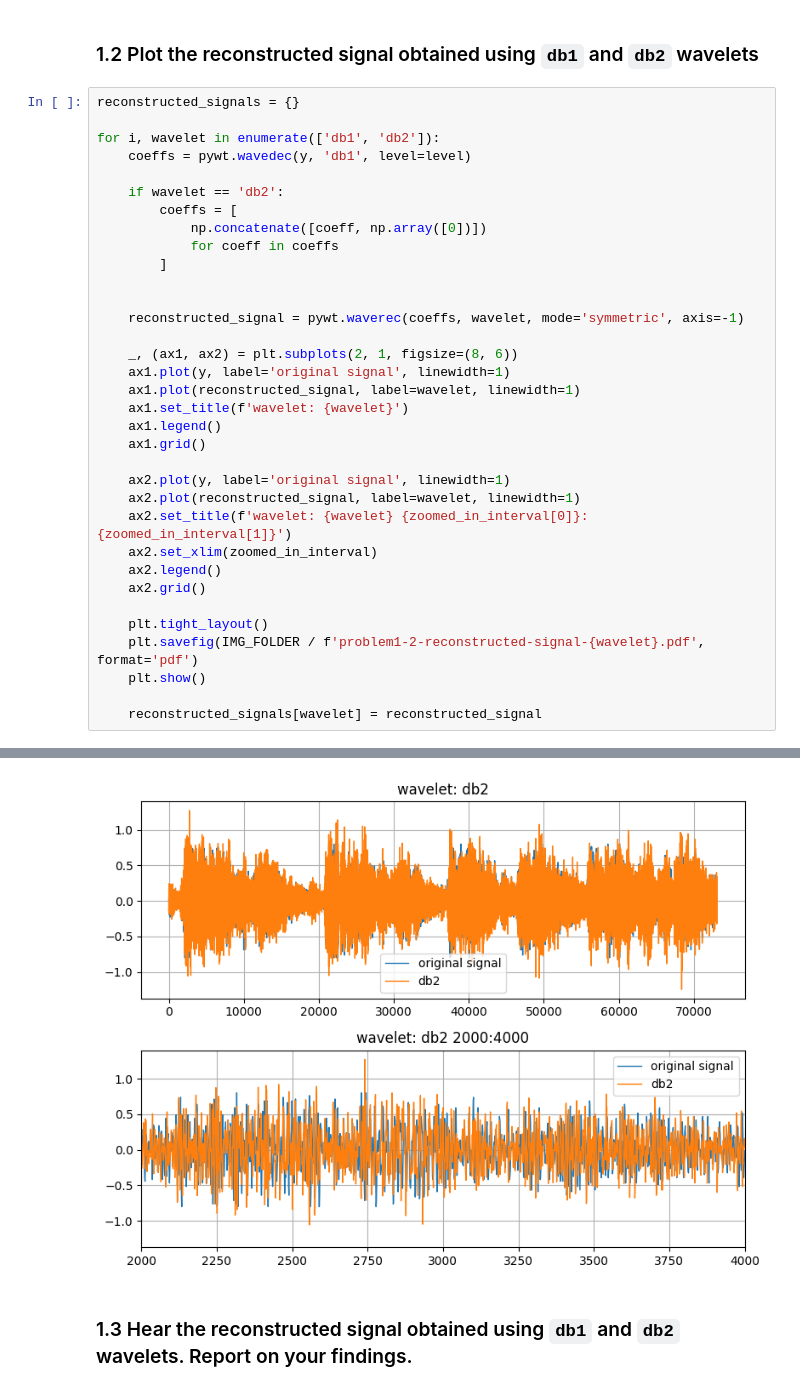
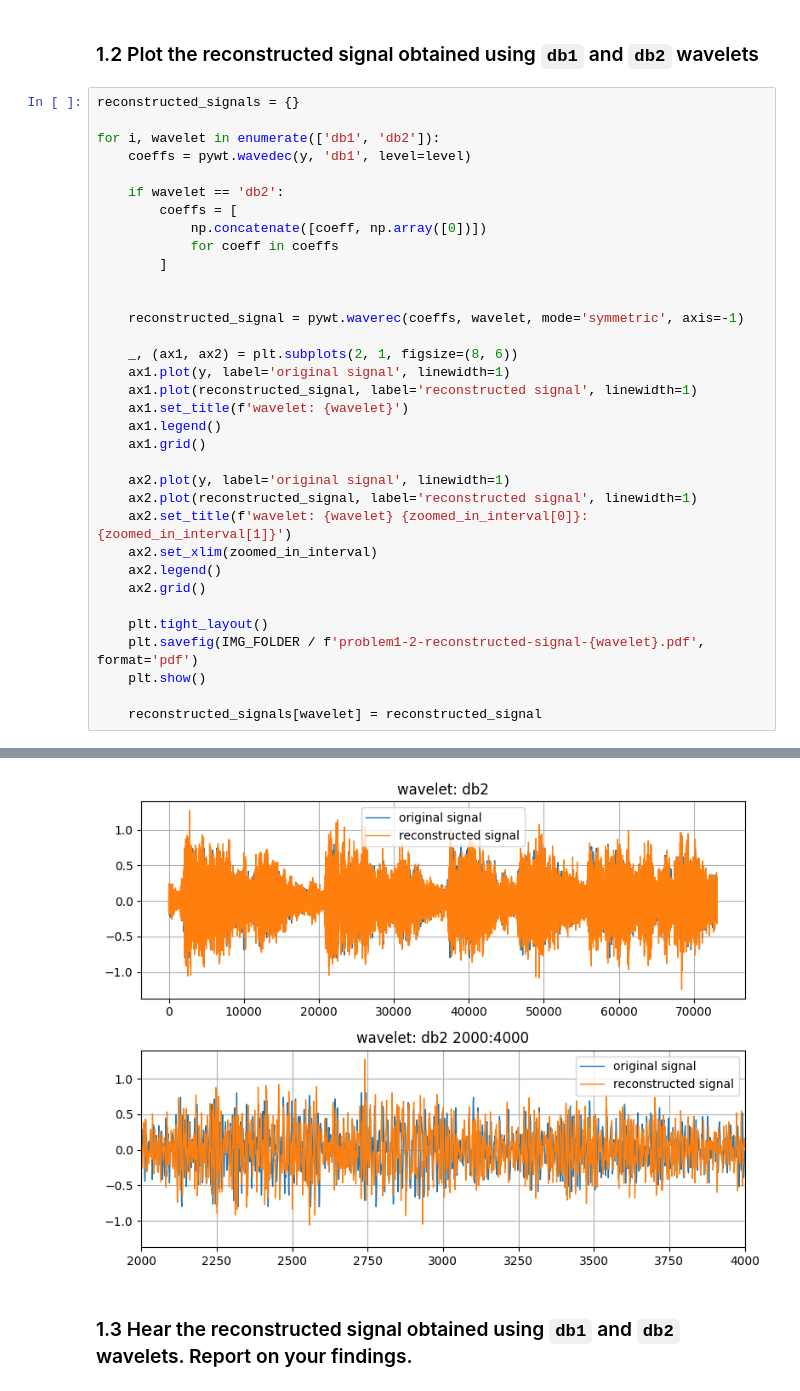
Before and after one commit to kpbaks/advanced-the-signal-processing-assignment-3, a Jupyter notebook: assignment.ipynb, the cells around one changed output, grey strips where cells are left out. Saved outputs shown, nothing was run; the diff lists cells and outputs as text.

```diff
--- a/assignment.ipynb
+++ b/assignment.ipynb
@@ -251,13 +251,13 @@ for i, wavelet in enumerate(['db1', 'db2']):
 
     _, (ax1, ax2) = plt.subplots(2, 1, figsize=(8, 6))
     ax1.plot(y, label='original signal', linewidth=1)
-    ax1.plot(reconstructed_signal, label=wavelet, linewidth=1)
+    ax1.plot(reconstructed_signal, label='reconstructed signal', linewidth=1)
     ax1.set_title(f'wavelet: {wavelet}')
     ax1.legend()
     ax1.grid()
 
     ax2.plot(y, label='original signal', linewidth=1)
-    ax2.plot(reconstructed_signal, label=wavelet, linewidth=1)
+    ax2.plot(reconstructed_signal, label='reconstructed signal', linewidth=1)
     ax2.set_title(f'wavelet: {wavelet} {zoomed_in_interval[0]}:{zoomed_in_interval[1]}')
     ax2.set_xlim(zoomed_in_interval)
     ax2.legend()
@@ -273,4 +273,4 @@ for i, wavelet in enumerate(['db1', 'db2']):
-[figure, old version]
+[figure, new version]
 # %% [markdown]
 ### 1.3 Hear the reconstructed signal obtained using `db1` and `db2` wavelets. Report on your findings.
 # %%
```
Also changed, not shown: parts of 22 cells of this notebook, 7 other files.
